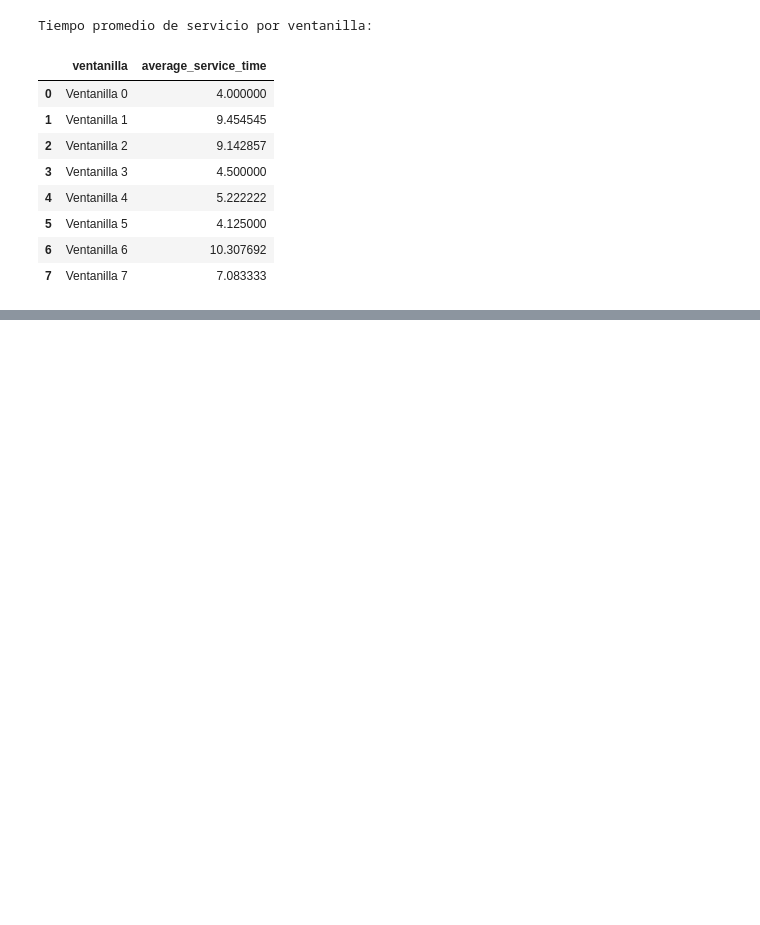
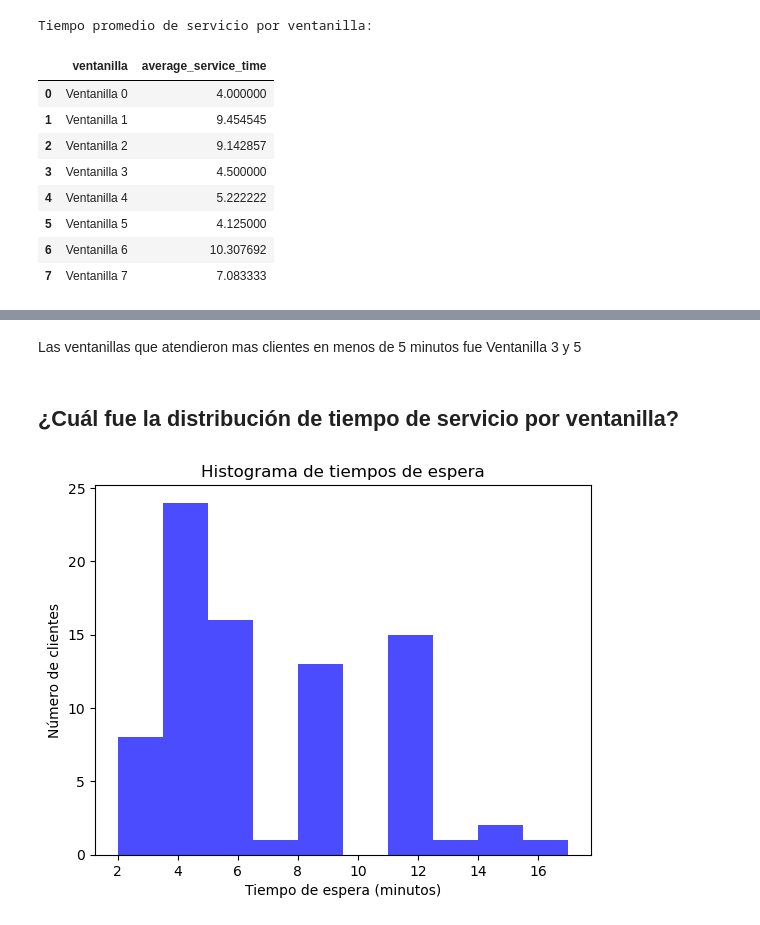
Before and after one commit to JairoRaudales/Proyecto_Final, a Jupyter notebook: Proyecto_Final-Jairo_Raudales-20201003539.ipynb, the cells around one changed output, grey strips where cells are left out. Saved outputs shown, nothing was run; the diff lists cells and outputs as text; code cells hidden in the pictures; blank space fills up the shorter version.

```diff
--- a/Proyecto_Final-Jairo_Raudales-20201003539.ipynb
+++ b/Proyecto_Final-Jairo_Raudales-20201003539.ipynb
@@ -332,0 +429,13 @@ Tiempo promedio de servicio por ventanilla:
+# %% [markdown]
+Las ventanillas que atendieron mas clientes en menos de 5 minutos fue Ventanilla 3 y 5
+# %% [markdown]
+## ¿Cuál fue la distribución de tiempo de servicio por ventanilla?
+# %%
+# Crear un histograma de los tiempos de espera
+histograma_espera = df_wait_times['waiting_time'].plot(kind='hist', bins=10, color='blue', alpha=0.7)
+histograma_espera.set_title('Histograma de tiempos de espera')
+histograma_espera.set_xlabel('Tiempo de espera (minutos)')
+histograma_espera.set_ylabel('Número de clientes')
+plt.show()
+# %% [output]
+[figure, added]
```
Also changed, not shown: parts of 17 cells of this notebook.
